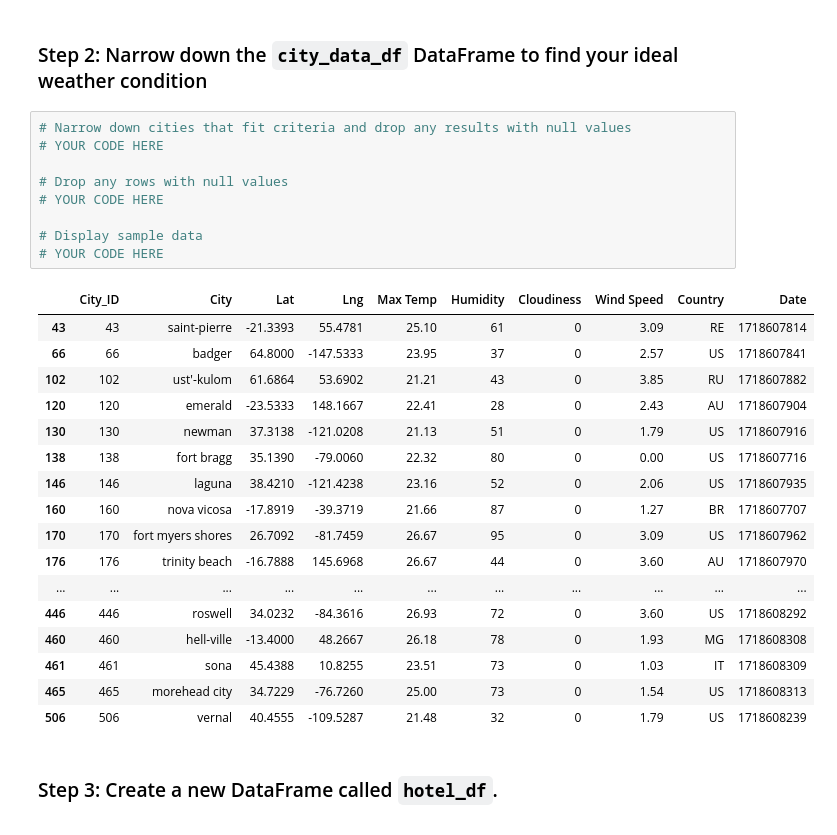
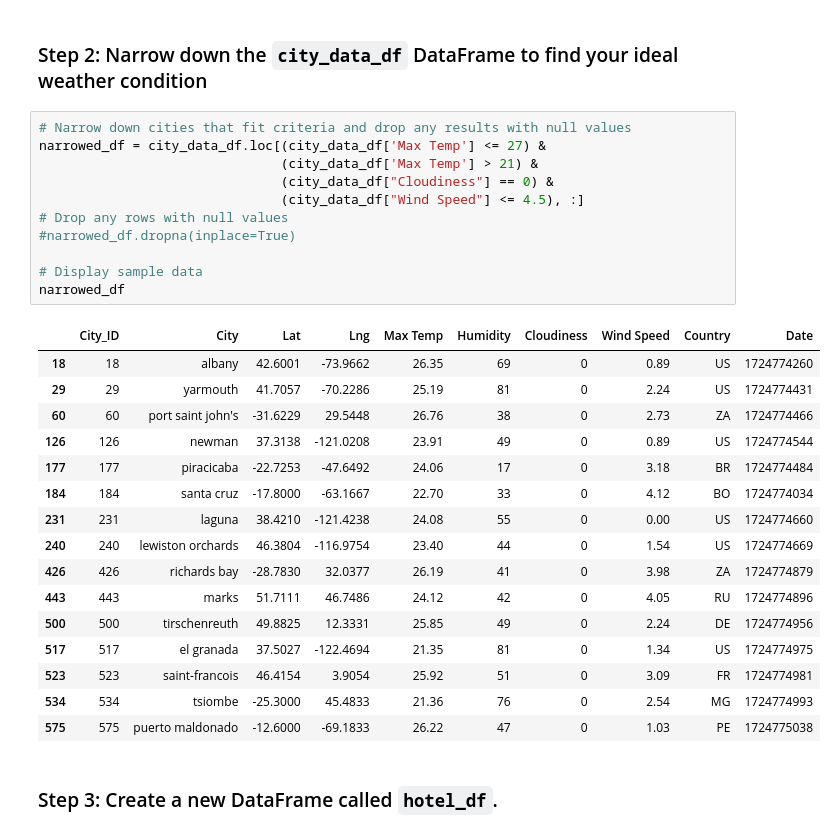
Before and after one commit to dwilson1821/Python-API-Challenge, a Jupyter notebook: Starter_Code/VacationPy.ipynb, the cells around one changed output. Saved outputs shown, nothing was run; the diff lists cells and outputs as text.

```diff
--- a/Starter_Code/VacationPy.ipynb
+++ b/Starter_Code/VacationPy.ipynb
@@ -46,31 +61,32 @@ city_data_df.head()
 ### Step 2: Narrow down the `city_data_df` DataFrame to find your ideal weather condition
 # %%
 # Narrow down cities that fit criteria and drop any results with null values
-# YOUR CODE HERE
-
+narrowed_df = city_data_df.loc[(city_data_df['Max Temp'] <= 27) &
+                               (city_data_df['Max Temp'] > 21) &
+                               (city_data_df["Cloudiness"] == 0) &
+                               (city_data_df["Wind Speed"] <= 4.5), :]
 # Drop any rows with null values
-# YOUR CODE HERE
+#narrowed_df.dropna(inplace=True)
 
 # Display sample data
-# YOUR CODE HERE
+narrowed_df
 # %% [output]
 |  | City_ID | City | Lat | Lng | Max Temp | Humidity | Cloudiness | Wind Speed | Country | Date |
-| 43 | 43 | saint-pierre | -21.3393 | 55.4781 | 25.10 | 61 | 0 | 3.09 | RE | 1718607814 |
-| 66 | 66 | badger | 64.8000 | -147.5333 | 23.95 | 37 | 0 | 2.57 | US | 1718607841 |
-| 102 | 102 | ust'-kulom | 61.6864 | 53.6902 | 21.21 | 43 | 0 | 3.85 | RU | 1718607882 |
-| 120 | 120 | emerald | -23.5333 | 148.1667 | 22.41 | 28 | 0 | 2.43 | AU | 1718607904 |
-| 130 | 130 | newman | 37.3138 | -121.0208 | 21.13 | 51 | 0 | 1.79 | US | 1718607916 |
-| 138 | 138 | fort bragg | 35.1390 | -79.0060 | 22.32 | 80 | 0 | 0.00 | US | 1718607716 |
-| 146 | 146 | laguna | 38.4210 | -121.4238 | 23.16 | 52 | 0 | 2.06 | US | 1718607935 |
-| 160 | 160 | nova vicosa | -17.8919 | -39.3719 | 21.66 | 87 | 0 | 1.27 | BR | 1718607707 |
-| 170 | 170 | fort myers shores | 26.7092 | -81.7459 | 26.67 | 95 | 0 | 3.09 | US | 1718607962 |
-| 176 | 176 | trinity beach | -16.7888 | 145.6968 | 26.67 | 44 | 0 | 3.60 | AU | 1718607970 |
-| ... | ... | ... | ... | ... | ... | ... | ... | ... | ... | ... |
-| 446 | 446 | roswell | 34.0232 | -84.3616 | 26.93 | 72 | 0 | 3.60 | US | 1718608292 |
-| 460 | 460 | hell-ville | -13.4000 | 48.2667 | 26.18 | 78 | 0 | 1.93 | MG | 1718608308 |
-| 461 | 461 | sona | 45.4388 | 10.8255 | 23.51 | 73 | 0 | 1.03 | IT | 1718608309 |
-| 465 | 465 | morehead city | 34.7229 | -76.7260 | 25.00 | 73 | 0 | 1.54 | US | 1718608313 |
-| 506 | 506 | vernal | 40.4555 | -109.5287 | 21.48 | 32 | 0 | 1.79 | US | 1718608239 |
+| 18 | 18 | albany | 42.6001 | -73.9662 | 26.35 | 69 | 0 | 0.89 | US | 1724774260 |
+| 29 | 29 | yarmouth | 41.7057 | -70.2286 | 25.19 | 81 | 0 | 2.24 | US | 1724774431 |
+| 60 | 60 | port saint john's | -31.6229 | 29.5448 | 26.76 | 38 | 0 | 2.73 | ZA | 1724774466 |
+| 126 | 126 | newman | 37.3138 | -121.0208 | 23.91 | 49 | 0 | 0.89 | US | 1724774544 |
+| 177 | 177 | piracicaba | -22.7253 | -47.6492 | 24.06 | 17 | 0 | 3.18 | BR | 1724774484 |
+| 184 | 184 | santa cruz | -17.8000 | -63.1667 | 22.70 | 33 | 0 | 4.12 | BO | 1724774034 |
+| 231 | 231 | laguna | 38.4210 | -121.4238 | 24.08 | 55 | 0 | 0.00 | US | 1724774660 |
+| 240 | 240 | lewiston orchards | 46.3804 | -116.9754 | 23.40 | 44 | 0 | 1.54 | US | 1724774669 |
+| 426 | 426 | richards bay | -28.7830 | 32.0377 | 26.19 | 41 | 0 | 3.98 | ZA | 1724774879 |
+| 443 | 443 | marks | 51.7111 | 46.7486 | 24.12 | 42 | 0 | 4.05 | RU | 1724774896 |
+| 500 | 500 | tirschenreuth | 49.8825 | 12.3331 | 25.85 | 49 | 0 | 2.24 | DE | 1724774956 |
+| 517 | 517 | el granada | 37.5027 | -122.4694 | 21.35 | 81 | 0 | 1.34 | US | 1724774975 |
+| 523 | 523 | saint-francois | 46.4154 | 3.9054 | 25.92 | 51 | 0 | 3.09 | FR | 1724774981 |
+| 534 | 534 | tsiombe | -25.3000 | 45.4833 | 21.36 | 76 | 0 | 2.54 | MG | 1724774993 |
+| 575 | 575 | puerto maldonado | -12.6000 | -69.1833 | 26.22 | 47 | 0 | 1.03 | PE | 1724775038 |
 # %% [markdown]
 ### Step 3: Create a new DataFrame called `hotel_df`.
 # %%
```
Also changed, not shown: parts of 8 cells of this notebook, 7 other files.
